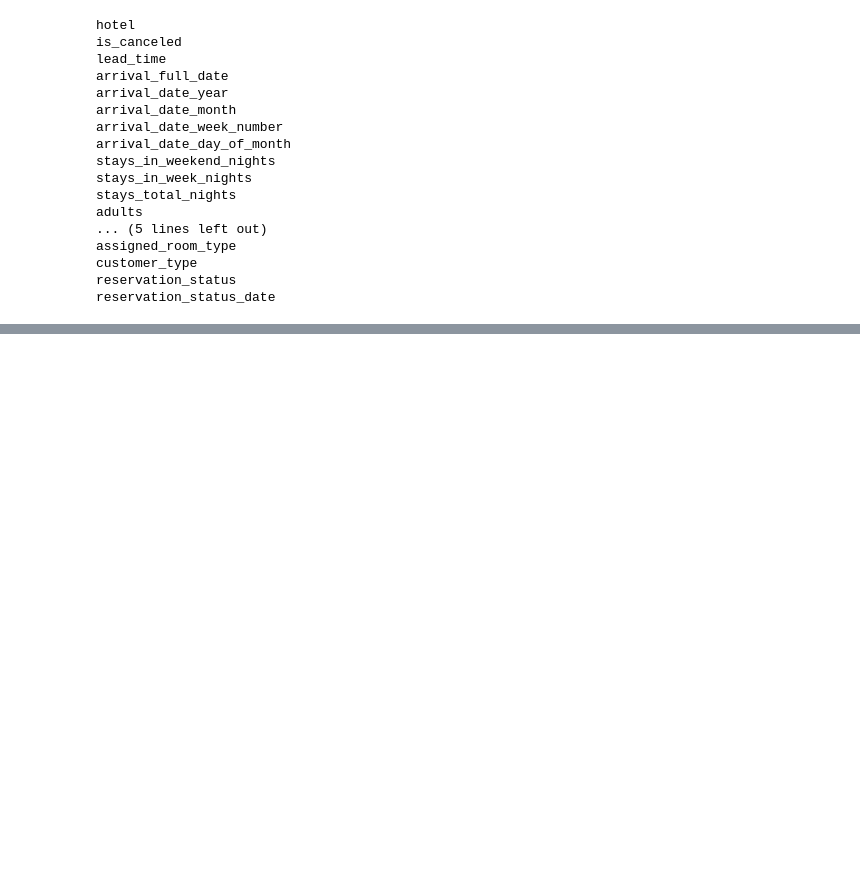
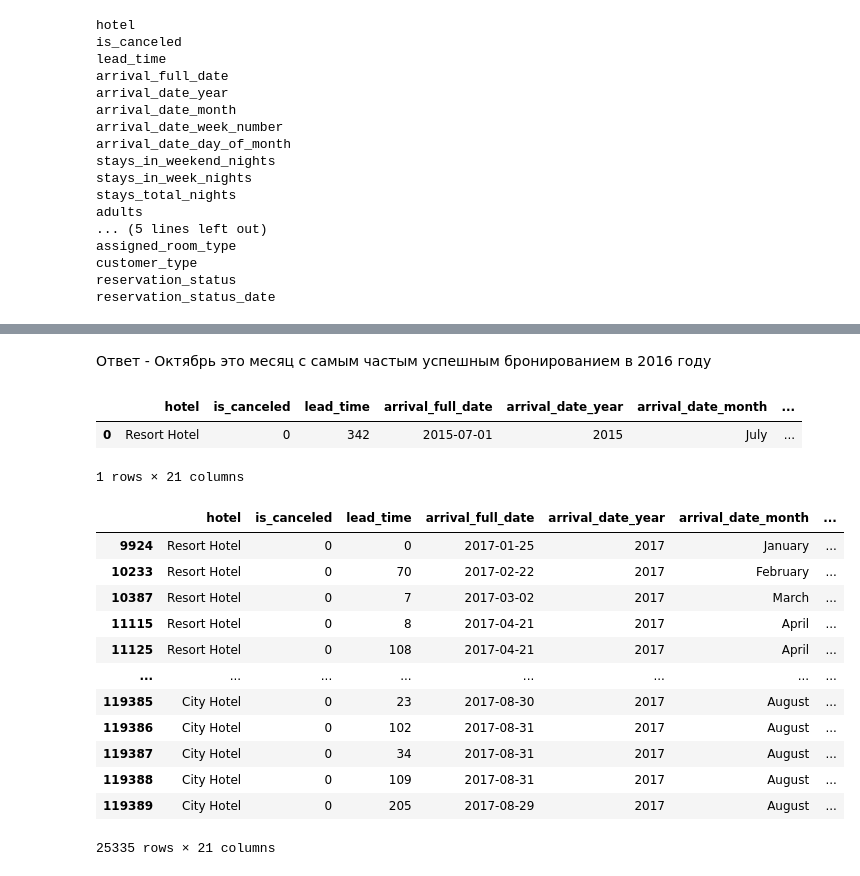
Before and after one commit to Tamerly/Data_analisys_learning, a Jupyter notebook: Project_lesson_2.ipynb, the cells around one changed output, grey strips where cells are left out. Cells and saved outputs as stored; diff of their text form; code cells hidden in the pictures; blank space fills up the shorter version.

```diff
--- a/Project_lesson_2.ipynb
+++ b/Project_lesson_2.ipynb
@@ -108,0 +203,25 @@ df.head(3)
+# %% [markdown]
+Ответ - Октябрь это месяц с самым частым успешным бронированием в 2016 году
+# %%
+df.head(1)
+# %% [output]
+|  | hotel | is_canceled | lead_time | arrival_full_date | arrival_date_year | arrival_date_month | ... |
+| 0 | Resort Hotel | 0 | 342 | 2015-07-01 | 2015 | July | ... |
+1 rows × 21 columns
+# %%
+df_2017 = df.loc[df['is_canceled'] == 0][df['reservation_status_date'].dt.year == 2017]
+df_2017
+# %% [output]
+|  | hotel | is_canceled | lead_time | arrival_full_date | arrival_date_year | arrival_date_month | ... |
+| 9924 | Resort Hotel | 0 | 0 | 2017-01-25 | 2017 | January | ... |
+| 10233 | Resort Hotel | 0 | 70 | 2017-02-22 | 2017 | February | ... |
+| 10387 | Resort Hotel | 0 | 7 | 2017-03-02 | 2017 | March | ... |
+| 11115 | Resort Hotel | 0 | 8 | 2017-04-21 | 2017 | April | ... |
+| 11125 | Resort Hotel | 0 | 108 | 2017-04-21 | 2017 | April | ... |
+| ... | ... | ... | ... | ... | ... | ... | ... |
+| 119385 | City Hotel | 0 | 23 | 2017-08-30 | 2017 | August | ... |
+| 119386 | City Hotel | 0 | 102 | 2017-08-31 | 2017 | August | ... |
+| 119387 | City Hotel | 0 | 34 | 2017-08-31 | 2017 | August | ... |
+| 119388 | City Hotel | 0 | 109 | 2017-08-31 | 2017 | August | ... |
+| 119389 | City Hotel | 0 | 205 | 2017-08-29 | 2017 | August | ... |
+25335 rows × 21 columns
```
Also changed, not shown: parts of 18 cells of this notebook.
